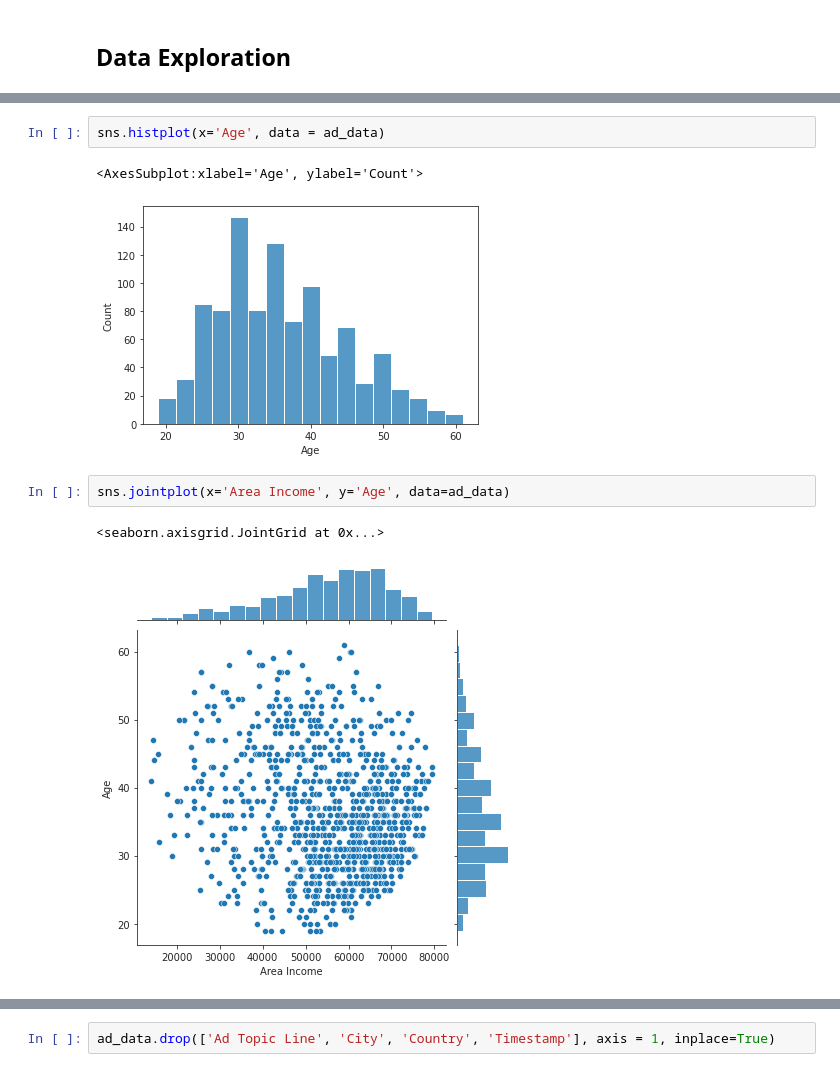
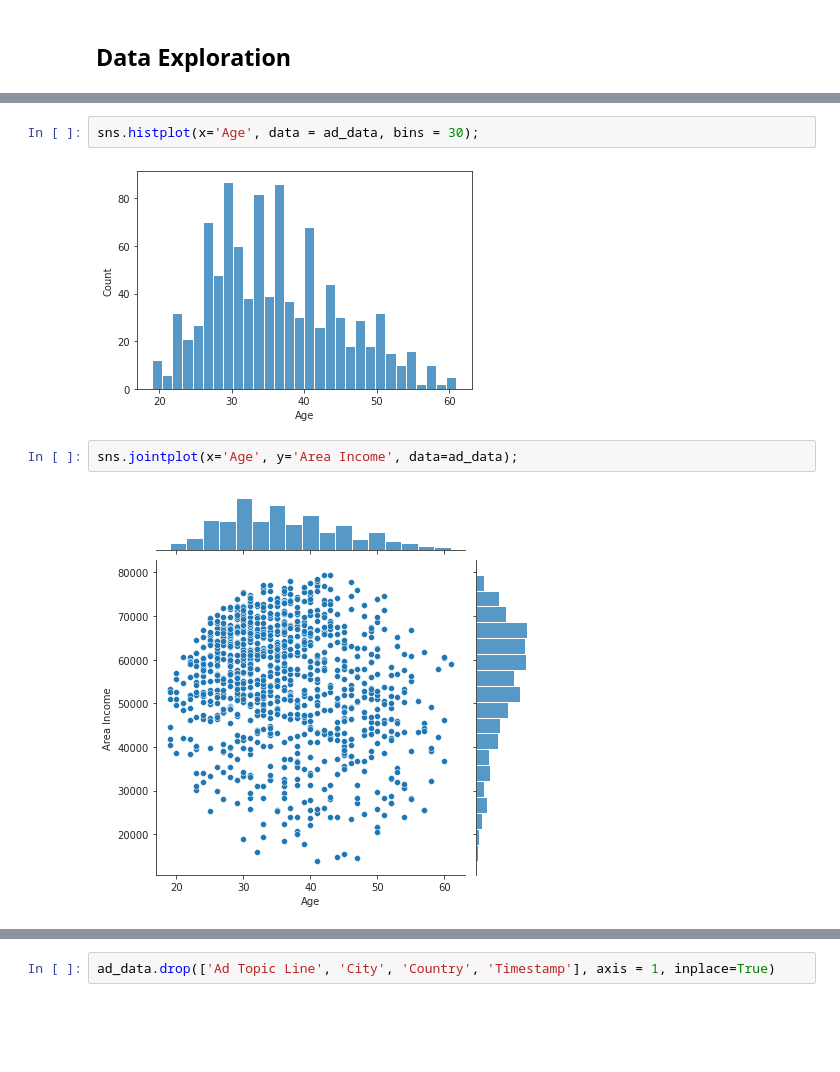
Before and after one commit to FivMeyer/Python_Studies, a Jupyter notebook: 03_logistic_regression.ipynb, the cells around one changed output, grey strips where cells are left out. Cells and saved outputs as stored; diff of their text form; blank space fills up the shorter version.

```diff
--- a/03_logistic_regression.ipynb
+++ b/03_logistic_regression.ipynb
@@ -302,13 +302,11 @@ ad_data.describe().T
 | Male | 1000.0 | 0.48100 | 0.499889 | 0.00 | 0.0000 | 0.000 | 1.0000 | 1.00 |
 | Clicked on Ad | 1000.0 | 0.50000 | 0.500250 | 0.00 | 0.0000 | 0.500 | 1.0000 | 1.00 |
 # %%
-sns.histplot(x='Age', data = ad_data)
+sns.histplot(x='Age', data = ad_data, bins = 30);
 # %% [output]
-<AxesSubplot:xlabel='Age', ylabel='Count'>
-[figure, old version]
+[figure, new version]
 # %%
-sns.jointplot(x='Area Income', y='Age', data=ad_data)
+sns.jointplot(x='Age', y='Area Income', data=ad_data);
 # %% [output]
-<seaborn.axisgrid.JointGrid at 0x...>
-[figure, old version]
+[figure, new version]
 # %%
```
Also changed, not shown: parts of 5 cells of this notebook.
